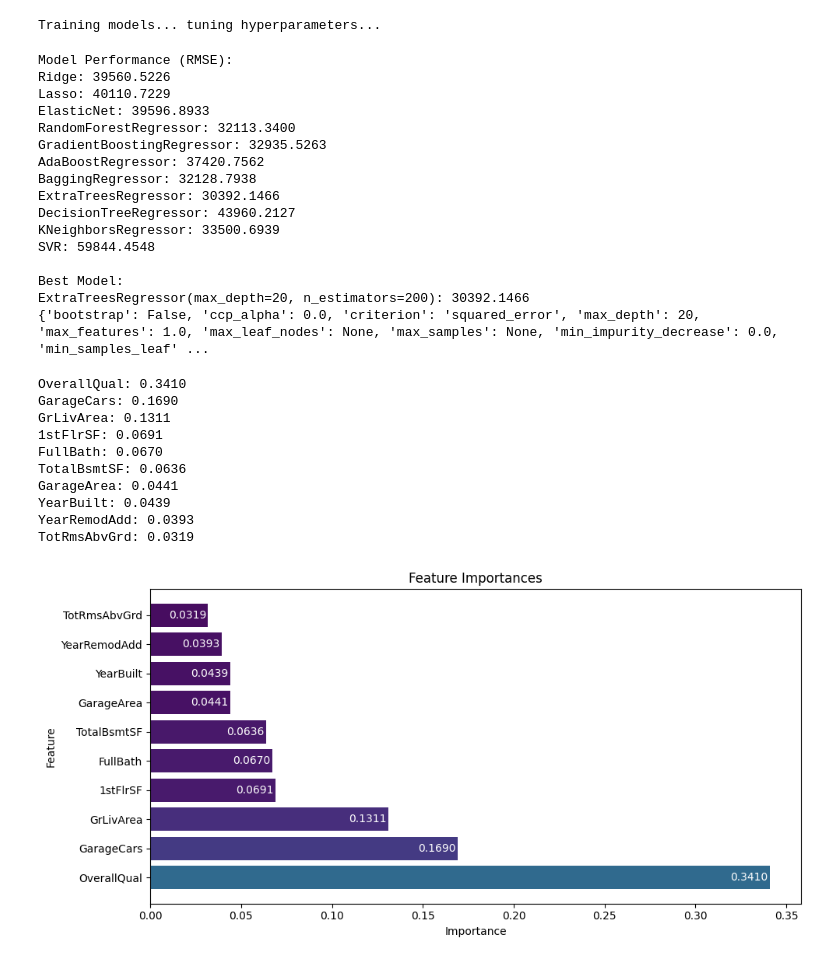
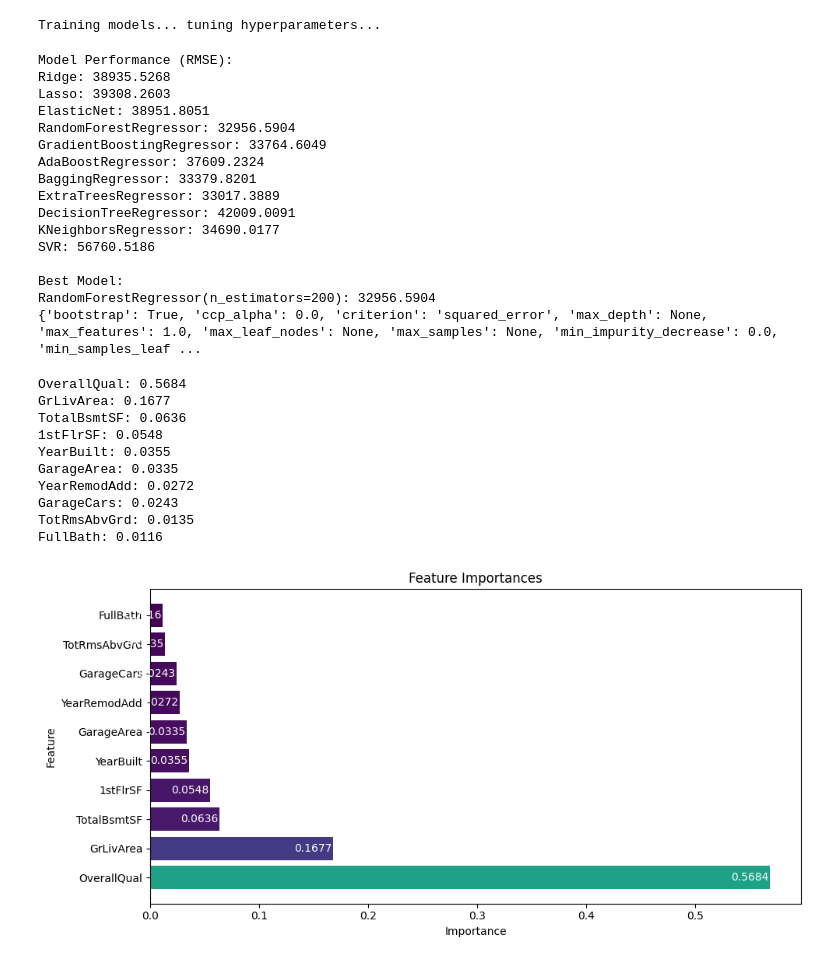
Before and after one commit to Terraform05/House-Price-Prediction, a Jupyter notebook: notebooks/numeric_exploration.ipynb, the cells around one changed output. Cells and saved outputs as stored; diff of their text form; code cells hidden in the pictures.

Commit message:
trained many more models

```diff
--- a/notebooks/numeric_exploration.ipynb
+++ b/notebooks/numeric_exploration.ipynb
@@ -165,6 +166,7 @@ count_nulls(numeric_df)
 fill in NA values. These null values are due to the fact that the property does not have a veneer, leading to null values. No veneer also means square footage of veneer is 0, which is why we can replace these null values with 0.
 # %%
 numeric_df['MasVnrArea'] = numeric_df['MasVnrArea'].fillna(0)
+numeric_df['GarageYrBlt'] = numeric_df['GarageYrBlt'].fillna(0)
 
 count_nulls(numeric_df)
 # %% [output]
@@ -177,7 +178,7 @@ numeric_df.to_csv('../new_data/train_cleaned.csv', index=False)
 These null values are due to the fact that the property does not have a garage, leading to null values.
 There is no reasonable replacement since the year the garage was built is not available. These rows must be dropped for regression but kept for other classification models.
 # %%
-numeric_df = numeric_df.dropna(subset=['GarageYrBlt'])
+#numeric_df = numeric_df.dropna(subset=['GarageYrBlt'])
 # %%
 ajr_plot_histograms(numeric_df)
 # %% [output]
@@ -282,21 +283,21 @@ print(f'{best_model}: {results[min(results, key=results.get)]:.4f}')
 print(best_model.get_params())
 # %% [output]
 Model Performance (RMSE):
-Ridge: 39560.5226
-Lasso: 40110.7229
-ElasticNet: 39596.8933
-RandomForestRegressor: 32113.3400
-GradientBoostingRegressor: 32935.5263
-AdaBoostRegressor: 37420.7562
-BaggingRegressor: 32128.7938
-ExtraTreesRegressor: 30392.1466
-DecisionTreeRegressor: 43960.2127
-KNeighborsRegressor: 33500.6939
-SVR: 59844.4548
+Ridge: 38935.5268
+Lasso: 39308.2603
+ElasticNet: 38951.8051
+RandomForestRegressor: 32956.5904
+GradientBoostingRegressor: 33764.6049
+AdaBoostRegressor: 37609.2324
+BaggingRegressor: 33379.8201
+ExtraTreesRegressor: 33017.3889
+DecisionTreeRegressor: 42009.0091
+KNeighborsRegressor: 34690.0177
+SVR: 56760.5186
 
 Best Model:
-ExtraTreesRegressor(max_depth=20, n_estimators=200): 30392.1466
-{'bootstrap': False, 'ccp_alpha': 0.0, 'criterion': 'squared_error', 'max_depth': 20, 'max_features': 1.0, 'max_leaf_nodes': None, 'max_samples': None, 'min_impurity_decrease': 0.0, 'min_samples_leaf' ...
+RandomForestRegressor(n_estimators=200): 32956.5904
+{'bootstrap': True, 'ccp_alpha': 0.0, 'criterion': 'squared_error', 'max_depth': None, 'max_features': 1.0, 'max_leaf_nodes': None, 'max_samples': None, 'min_impurity_decrease': 0.0, 'min_samples_leaf ...
 # %%
 feature_importances = zip(X.columns, best_model.feature_importances_)
 feature_importances = sorted(feature_importances, key=lambda x: x[1], reverse=True)
@@ -304,34 +305,30 @@ feature_importances = sorted(feature_importances, key=lambda x: x[1], reverse=Tr
 for feature, importance in feature_importances:
     print(f'{feature}: {importance:.4f}')
 # %% [output]
-OverallQual: 0.3410
-GarageCars: 0.1690
-GrLivArea: 0.1311
-1stFlrSF: 0.0691
-FullBath: 0.0670
+OverallQual: 0.5684
+GrLivArea: 0.1677
 TotalBsmtSF: 0.0636
-GarageArea: 0.0441
-YearBuilt: 0.0439
-YearRemodAdd: 0.0393
-TotRmsAbvGrd: 0.0319
+1stFlrSF: 0.0548
+YearBuilt: 0.0355
+GarageArea: 0.0335
+YearRemodAdd: 0.0272
+GarageCars: 0.0243
+TotRmsAbvGrd: 0.0135
+FullBath: 0.0116
 # %%
-# make feature_importances into bar chart with feature names on y axis and importance on x axis
-# add color to the bars and add value of importance to the right of the bar
-plt.figure(figsize=(10, 5))
+if hasattr(best_model, 'feature_importances_'):
+    plt.figure(figsize=(10, 5))
 
-import matplotlib.cm as cm
-colors = cm.viridis([x[1] for x in feature_importances])
-plt.barh([x[0] for x in feature_importances], [x[1] for x in feature_importances], color=colors)
-plt.xlabel('Importance')
-plt.ylabel('Feature')
-plt.title('Feature Importances')
-plt.tight_layout()
+    colors = cm.viridis([x[1] for x in feature_importances])
+    plt.barh([x[0] for x in feature_importances], [x[1] for x in feature_importances], color=colors)
+    plt.xlabel('Importance')
+    plt.ylabel('Feature')
+    plt.title('Feature Importances')
+    plt.tight_layout()
 
-# add the value of the importance to the right of the bar
-for i, (feature, importance) in enumerate(feature_importances):
-    # offset the text inside the bar slightly with white text
-    plt.text(importance - 0.001, i, f'{importance:.4f}', ha='right', va='center', color='white')
+    for i, (feature, importance) in enumerate(feature_importances):
+        plt.text(importance - 0.001, i, f'{importance:.4f}', ha='right', va='center', color='white')
 
-plt.show()
+    plt.show()
 # %% [output]
-[figure, old version]
+[figure, new version]
```
Also changed, not shown: parts of 10 cells of this notebook, 5 other files.
